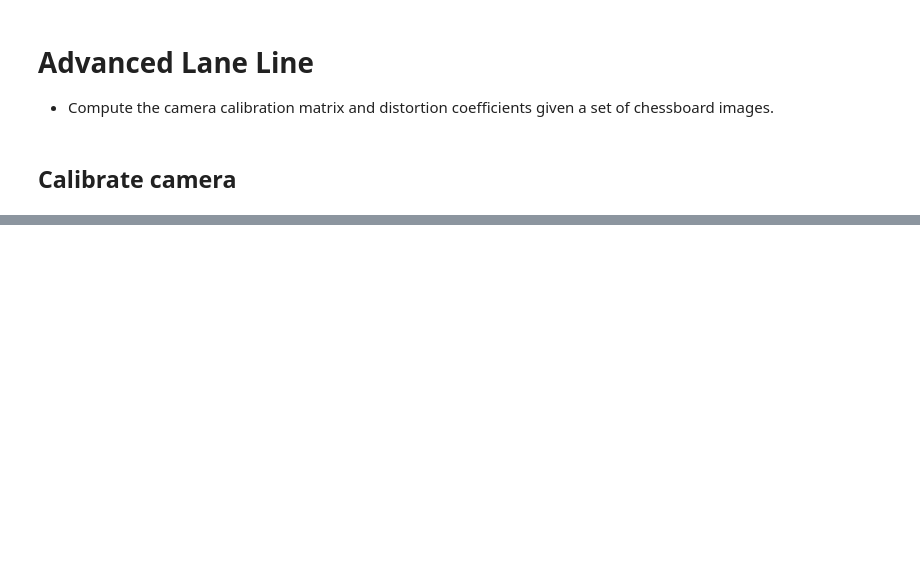
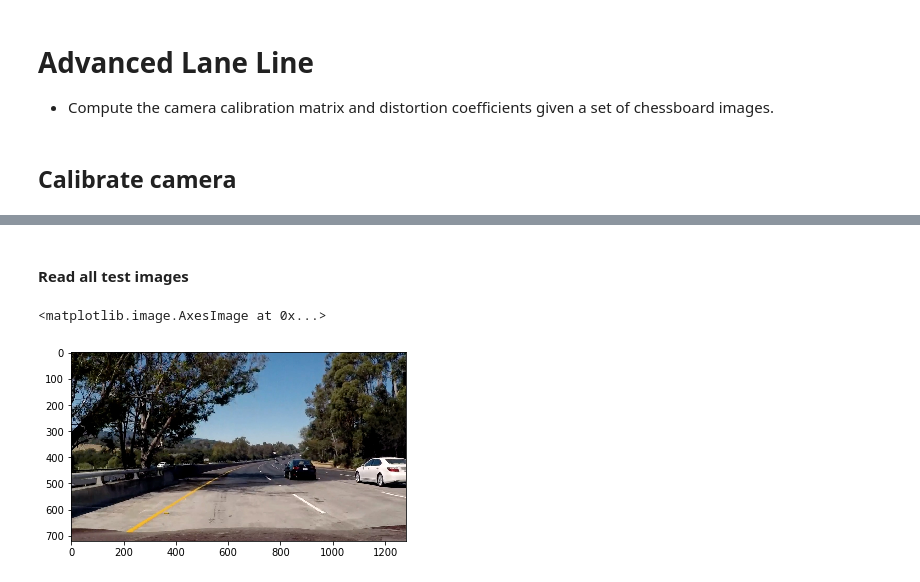
Before and after one commit to samppan/CarND-Advanced-Lane-Lines, a Jupyter notebook: Advanced Lane Lines.ipynb, the cells around one changed output, grey strips where cells are left out. Drawn from its saved outputs; the diff is of its cells as text; code cells hidden in the pictures; blank space fills up the shorter version.

```diff
--- a/Advanced Lane Lines.ipynb
+++ b/Advanced Lane Lines.ipynb
@@ -90,0 +368,14 @@ Distort image from calibrated matrices
+# %% [markdown]
+#### Read all test images
+# %%
+f = glob.glob('./test_images/*.jpg')
+f.sort()
+gui_images = []
+for i, path in enumerate(f):
+#     print(path)
+    gui_images.append(cv2.imread(path))
+
+plt.imshow(cv2.cvtColor(gui_images[6], cv2.COLOR_BGR2RGB))
+# %% [output]
+<matplotlib.image.AxesImage at 0x...>
+[figure, added]
```
Also changed, not shown: parts of 22 cells of this notebook.
